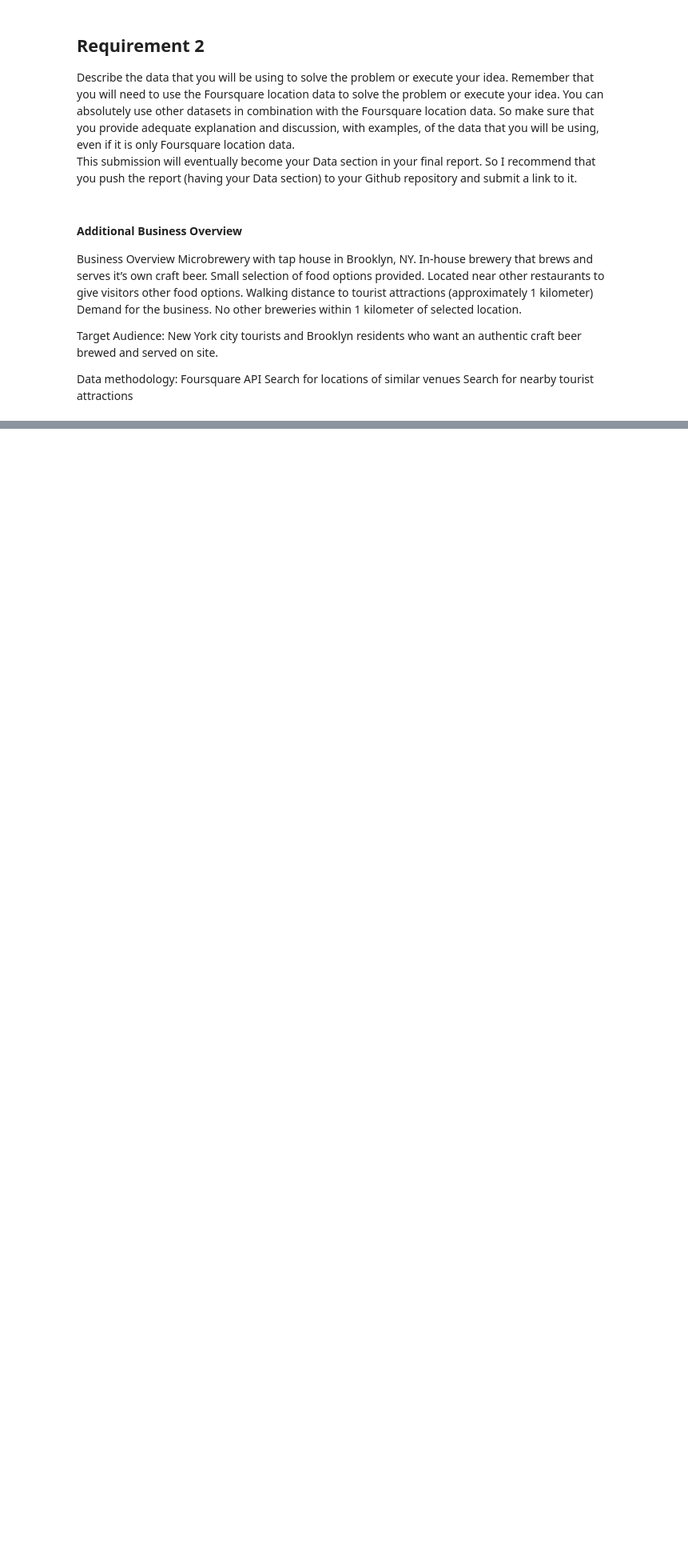
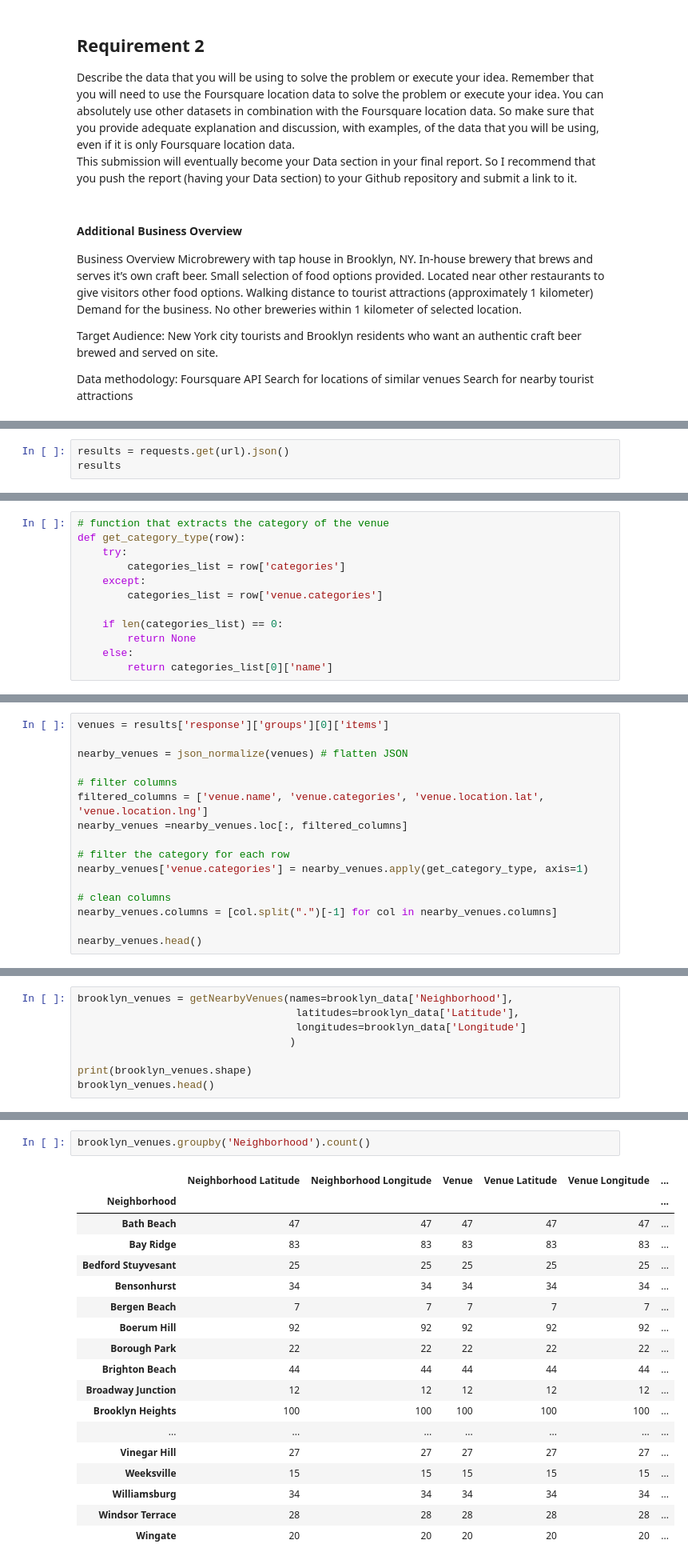
Before and after one commit to mswain1/Github-repository-MCS, a Jupyter notebook: Coursera Capstone - Week 4 - Brooklyn Brewery.ipynb, the cells around one changed output, grey strips where cells are left out. Shown at 80% size. Cells and saved outputs as stored; diff of their text form; blank space fills up the shorter version.

```diff
--- a/Coursera Capstone - Week 4 - Brooklyn Brewery.ipynb
+++ b/Coursera Capstone - Week 4 - Brooklyn Brewery.ipynb
@@ -32,0 +376,3 @@ Search for nearby tourist attractions
+# %%
+results = requests.get(url).json()
+results
@@ -32,0 +399,12 @@ Search for nearby tourist attractions
+# %%
+# function that extracts the category of the venue
+def get_category_type(row):
+    try:
+        categories_list = row['categories']
+    except:
+        categories_list = row['venue.categories']
+
+    if len(categories_list) == 0:
+        return None
+    else:
+        return categories_list[0]['name']
@@ -32,0 +413,16 @@ Search for nearby tourist attractions
+# %%
+venues = results['response']['groups'][0]['items']
+
+nearby_venues = json_normalize(venues) # flatten JSON
+
+# filter columns
+filtered_columns = ['venue.name', 'venue.categories', 'venue.location.lat', 'venue.location.lng']
+nearby_venues =nearby_venues.loc[:, filtered_columns]
+
+# filter the category for each row
+nearby_venues['venue.categories'] = nearby_venues.apply(get_category_type, axis=1)
+
+# clean columns
+nearby_venues.columns = [col.split(".")[-1] for col in nearby_venues.columns]
+
+nearby_venues.head()
@@ -32,0 +488,8 @@ Search for nearby tourist attractions
+# %%
+brooklyn_venues = getNearbyVenues(names=brooklyn_data['Neighborhood'],
+                                   latitudes=brooklyn_data['Latitude'],
+                                   longitudes=brooklyn_data['Longitude']
+                                  )
+
+print(brooklyn_venues.shape)
+brooklyn_venues.head()
@@ -32,0 +522,21 @@ Search for nearby tourist attractions
+# %%
+brooklyn_venues.groupby('Neighborhood').count()
+# %% [output]
+|  | Neighborhood Latitude | Neighborhood Longitude | Venue | Venue Latitude | Venue Longitude | ... |
+| Neighborhood |  |  |  |  |  | ... |
+| Bath Beach | 47 | 47 | 47 | 47 | 47 | ... |
+| Bay Ridge | 83 | 83 | 83 | 83 | 83 | ... |
+| Bedford Stuyvesant | 25 | 25 | 25 | 25 | 25 | ... |
+| Bensonhurst | 34 | 34 | 34 | 34 | 34 | ... |
+| Bergen Beach | 7 | 7 | 7 | 7 | 7 | ... |
+| Boerum Hill | 92 | 92 | 92 | 92 | 92 | ... |
+| Borough Park | 22 | 22 | 22 | 22 | 22 | ... |
+| Brighton Beach | 44 | 44 | 44 | 44 | 44 | ... |
+| Broadway Junction | 12 | 12 | 12 | 12 | 12 | ... |
+| Brooklyn Heights | 100 | 100 | 100 | 100 | 100 | ... |
+| ... | ... | ... | ... | ... | ... | ... |
+| Vinegar Hill | 27 | 27 | 27 | 27 | 27 | ... |
+| Weeksville | 15 | 15 | 15 | 15 | 15 | ... |
+| Williamsburg | 34 | 34 | 34 | 34 | 34 | ... |
+| Windsor Terrace | 28 | 28 | 28 | 28 | 28 | ... |
+| Wingate | 20 | 20 | 20 | 20 | 20 | ... |
```
Also changed, not shown: parts of 90 cells of this notebook.
